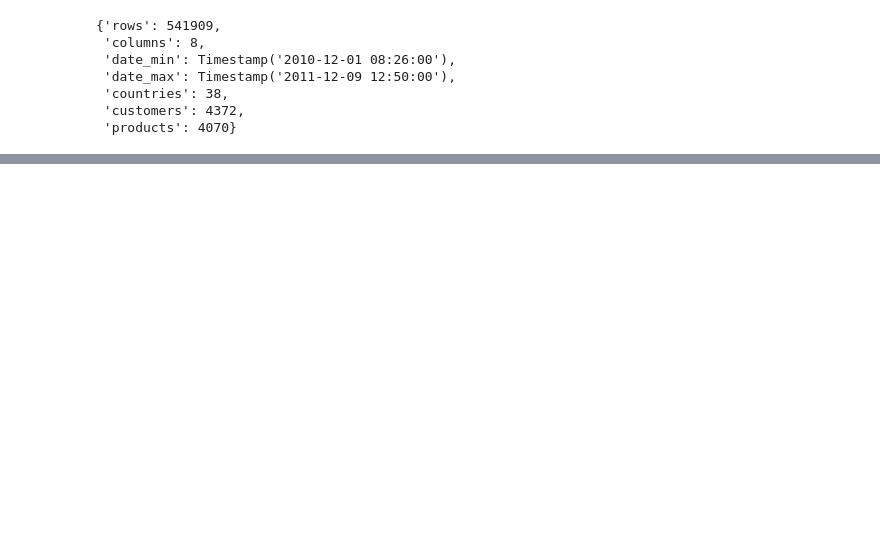
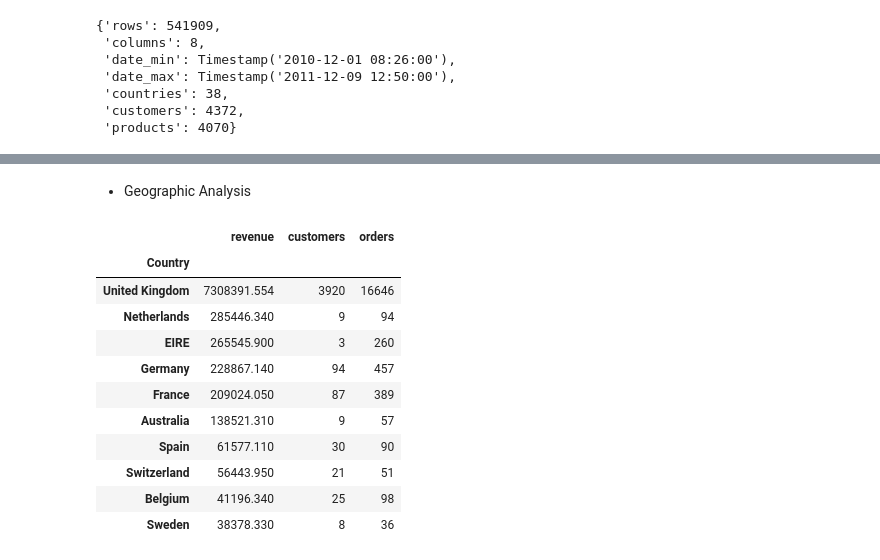
Before and after one commit to Lucasqrz1/online_retail, a Jupyter notebook: notebooks/online_retail.ipynb, the cells around one changed output, grey strips where cells are left out. Cells and saved outputs as stored; diff of their text form; code cells hidden in the pictures; blank space fills up the shorter version.

```diff
--- a/notebooks/online_retail.ipynb
+++ b/notebooks/online_retail.ipynb
@@ -68,0 +200,28 @@ summary
+# %% [markdown]
+- Geographic Analysis
+# %%
+country_metrics = (
+    df_clean
+    .groupby("Country")
+    .agg(
+        revenue=("Revenue", "sum"),
+        customers=("CustomerID", "nunique"),
+        orders=("InvoiceNo", "nunique")
+    )
+    .sort_values("revenue", ascending=False)
+)
+
+country_metrics.head(10)
+# %% [output]
+|  | revenue | customers | orders |
+| Country |  |  |  |
+| United Kingdom | 7308391.554 | 3920 | 16646 |
+| Netherlands | 285446.340 | 9 | 94 |
+| EIRE | 265545.900 | 3 | 260 |
+| Germany | 228867.140 | 94 | 457 |
+| France | 209024.050 | 87 | 389 |
+| Australia | 138521.310 | 9 | 57 |
+| Spain | 61577.110 | 30 | 90 |
+| Switzerland | 56443.950 | 21 | 51 |
+| Belgium | 41196.340 | 25 | 98 |
+| Sweden | 38378.330 | 8 | 36 |
```
Also changed, not shown: parts of 18 cells of this notebook.
